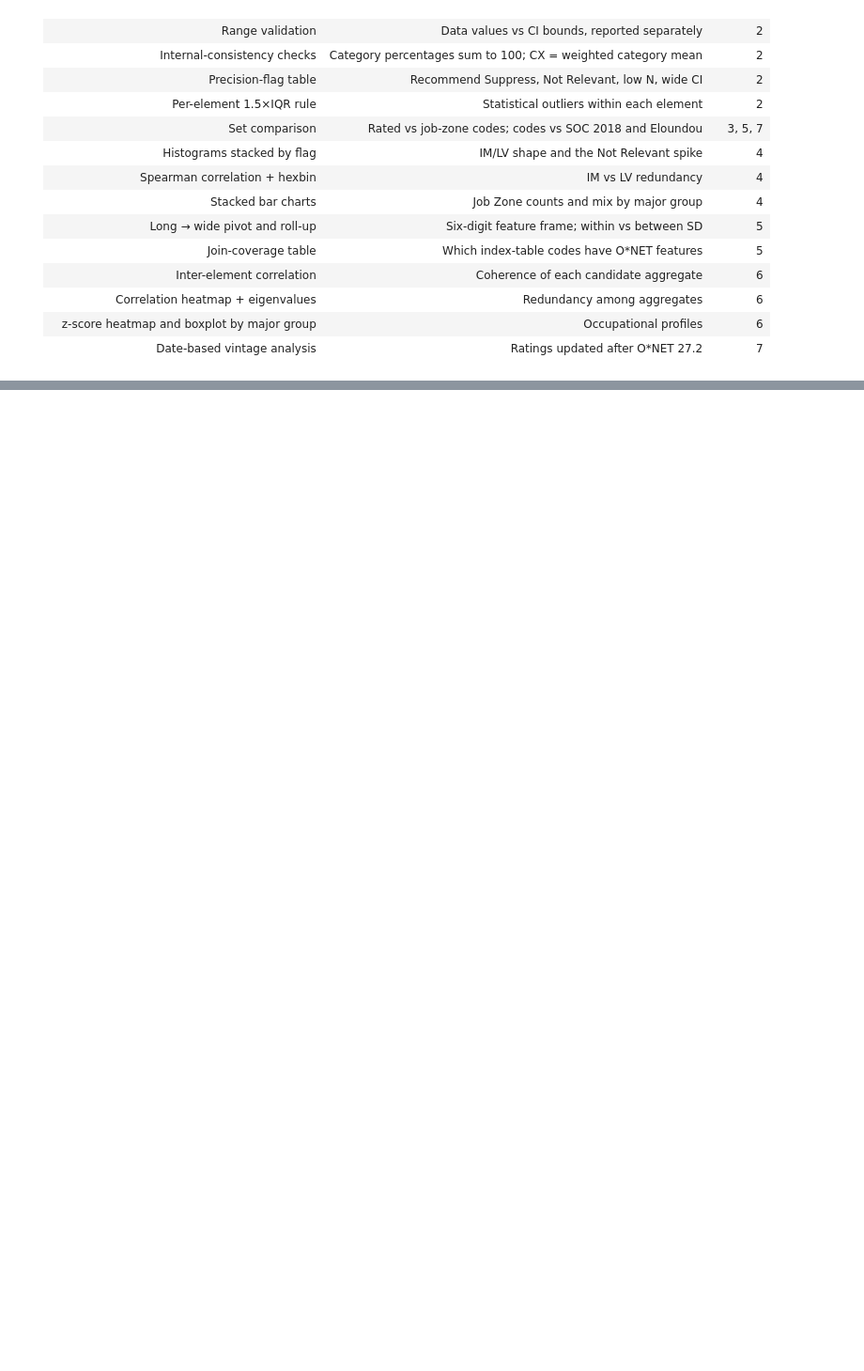
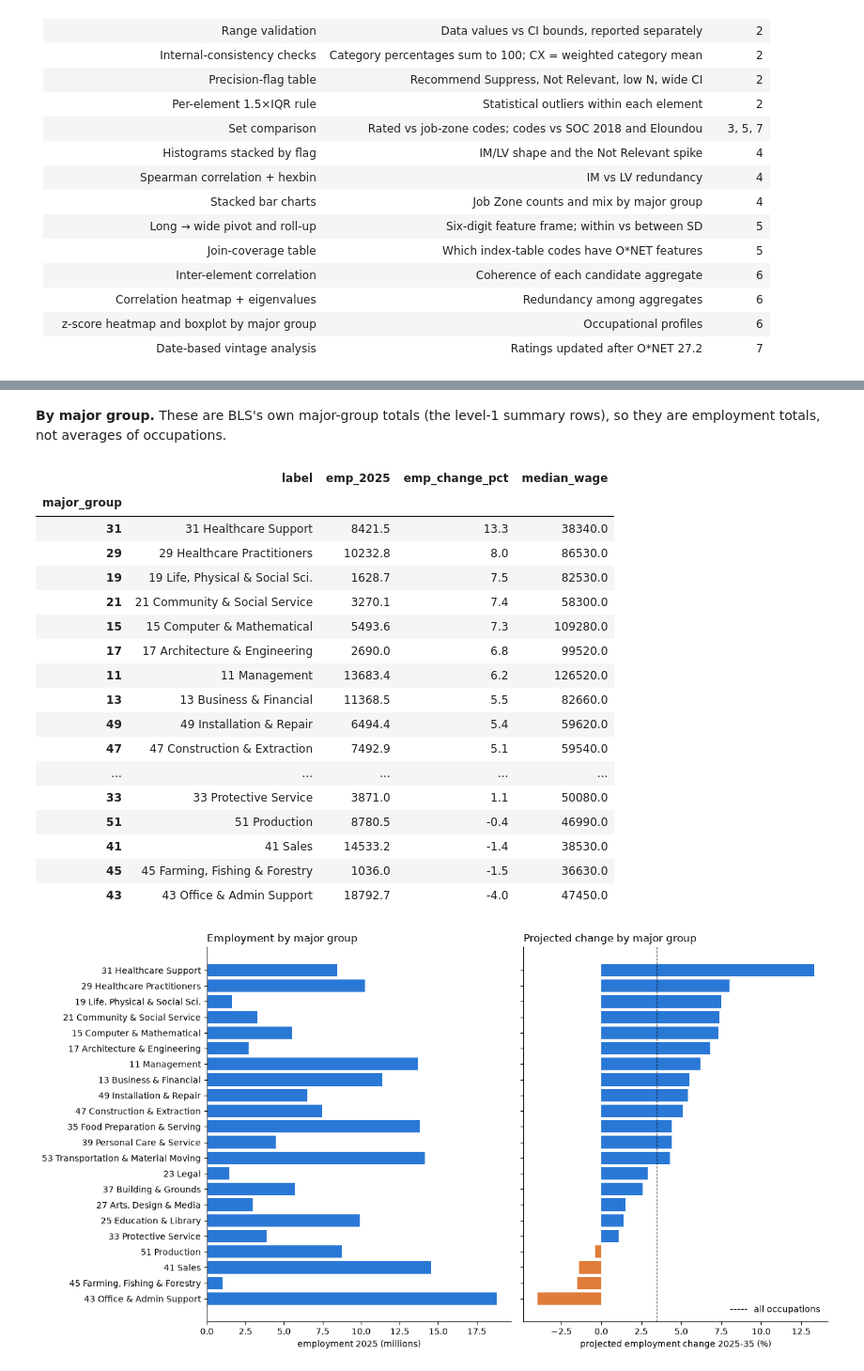
Before and after one commit to Break-Through-Tech/Swytch-1B-do-ai-job-risk-indices-agree, a Jupyter notebook: notebooks/eda/eda_raw.ipynb, the cells around one changed output, grey strips where cells are left out. Shown at 94% size. Saved outputs shown, nothing was run; the diff lists cells and outputs as text; code cells hidden in the pictures; blank space fills up the shorter version.

```diff
--- a/notebooks/eda/eda_raw.ipynb
+++ b/notebooks/eda/eda_raw.ipynb
@@ -2462,0 +2621,10 @@ fig.savefig(OUT / "onet_rating_dates.png", dpi=150)
+# %%
+# The two kinds of row
+occupations = projections[projections["occ_type"] == "Line item"].copy()
+summary_rows = projections[projections["occ_type"] == "Summary"].copy()
+print("line items (detailed occupations):", len(occupations), "| summary rows:", len(summary_rows))
+
+# The categorical columns and their values (line items)
+for column in ["education", "experience", "training"]:
+    print(f"\n{column}:")
+    print(occupations[column].value_counts(dropna=False).to_string())
@@ -2462,0 +3019,50 @@ fig.savefig(OUT / "onet_rating_dates.png", dpi=150)
+# %% [markdown]
+**By major group.** These are BLS's own major-group totals (the level-1 summary rows), so they are employment
+totals, not averages of occupations.
+# %%
+by_group = major_group_rows.copy()
+by_group["label"] = by_group.index + " " + by_group.index.map(MAJOR_GROUPS)
+by_group = by_group.sort_values("emp_change_pct")
+
+fig, axes = plt.subplots(1, 2, figsize=(13, 7), sharey=True)
+axes[0].barh(by_group["label"], by_group["emp_2025"] / 1000, color="#2a78d6")
+axes[0].set_xlabel("employment 2025 (millions)")
+axes[0].set_title("Employment by major group", loc="left")
+
+colors = []
+for value in by_group["emp_change_pct"]:
+    if value < 0:
+        colors.append("#e07b39")
+    else:
+        colors.append("#2a78d6")
+axes[1].barh(by_group["label"], by_group["emp_change_pct"], color=colors)
+axes[1].axvline(100 * (total_2035 - total_2025) / total_2025, color="k", linestyle="--", linewidth=0.8,
+                label="all occupations")
+axes[1].set_xlabel("projected employment change 2025-35 (%)")
+axes[1].set_title("Projected change by major group", loc="left")
+axes[1].legend(frameon=False)
+for ax in axes:
+    ax.spines[["top", "right"]].set_visible(False)
+fig.tight_layout()
+fig.savefig(OUT / "bls_by_major_group.png", dpi=150)
+by_group[["label", "emp_2025", "emp_change_pct", "median_wage"]].sort_values("emp_change_pct", ascending=False).round(1)
+# %% [output]
+|  | label | emp_2025 | emp_change_pct | median_wage |
+| major_group |  |  |  |  |
+| 31 | 31 Healthcare Support | 8421.5 | 13.3 | 38340.0 |
+| 29 | 29 Healthcare Practitioners | 10232.8 | 8.0 | 86530.0 |
+| 19 | 19 Life, Physical & Social Sci. | 1628.7 | 7.5 | 82530.0 |
+| 21 | 21 Community & Social Service | 3270.1 | 7.4 | 58300.0 |
+| 15 | 15 Computer & Mathematical | 5493.6 | 7.3 | 109280.0 |
+| 17 | 17 Architecture & Engineering | 2690.0 | 6.8 | 99520.0 |
+| 11 | 11 Management | 13683.4 | 6.2 | 126520.0 |
+| 13 | 13 Business & Financial | 11368.5 | 5.5 | 82660.0 |
+| 49 | 49 Installation & Repair | 6494.4 | 5.4 | 59620.0 |
+| 47 | 47 Construction & Extraction | 7492.9 | 5.1 | 59540.0 |
+| ... | ... | ... | ... | ... |
+| 33 | 33 Protective Service | 3871.0 | 1.1 | 50080.0 |
+| 51 | 51 Production | 8780.5 | -0.4 | 46990.0 |
+| 41 | 41 Sales | 14533.2 | -1.4 | 38530.0 |
+| 45 | 45 Farming, Fishing & Forestry | 1036.0 | -1.5 | 36630.0 |
+| 43 | 43 Office & Admin Support | 18792.7 | -4.0 | 47450.0 |
+[figure, added]
```
Also changed, not shown: parts of 34 cells of this notebook, 3 other files.
